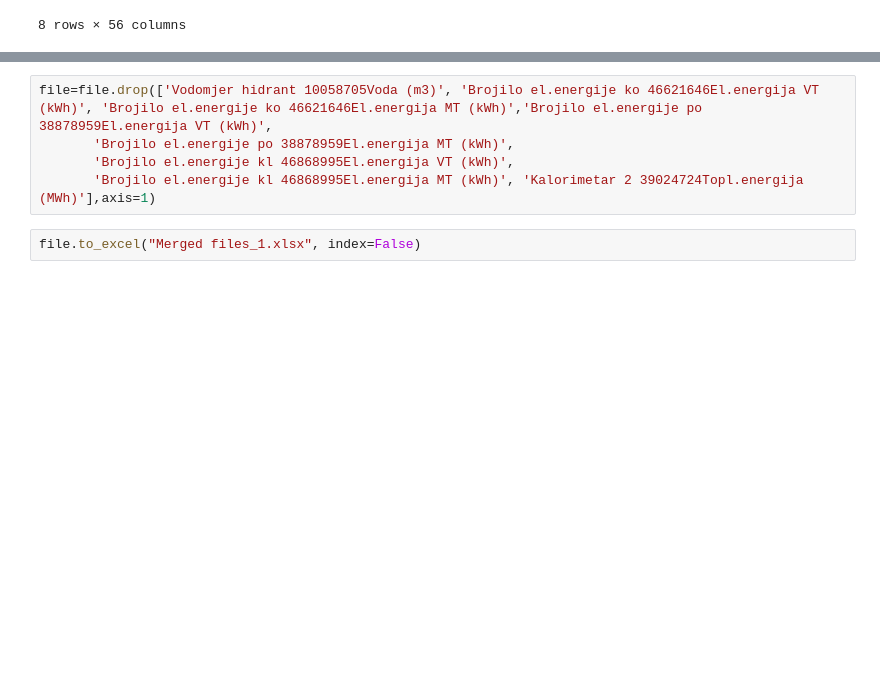
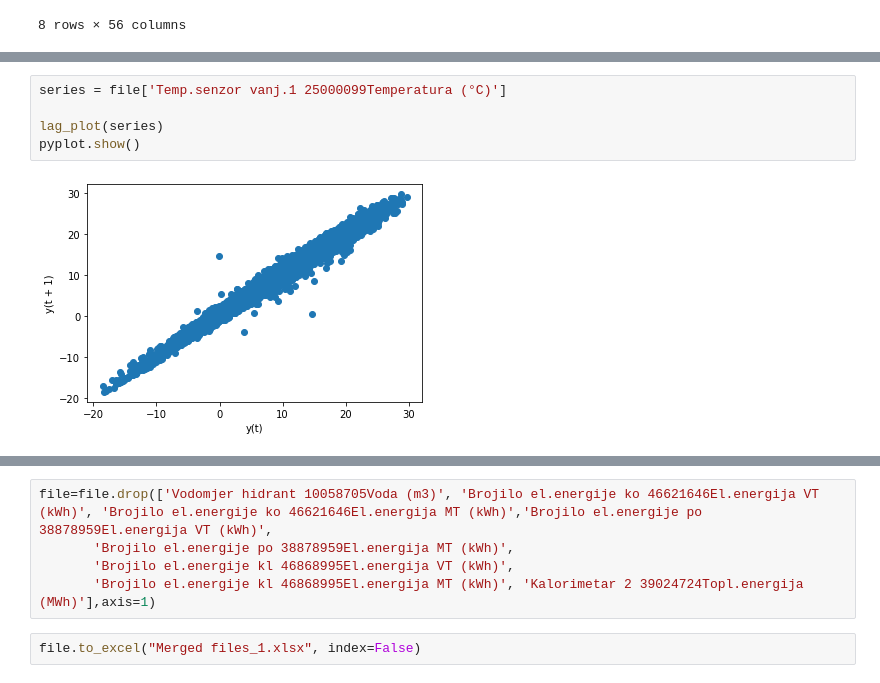
Before and after one commit to ehlimana/EMS, a Jupyter notebook: Creating features.ipynb, the cells around one changed output, grey strips where cells are left out. Drawn from its saved outputs; the diff is of its cells as text; blank space fills up the shorter version.

```diff
--- a/Creating features.ipynb
+++ b/Creating features.ipynb
@@ -50,0 +132,7 @@ file[:46].describe()
+# %%
+series = file['Temp.senzor vanj.1 25000099Temperatura (°C)']
+
+lag_plot(series)
+pyplot.show()
+# %% [output]
+[figure, added]
```
Also changed, not shown: parts of 9 cells of this notebook, 1 other file.
